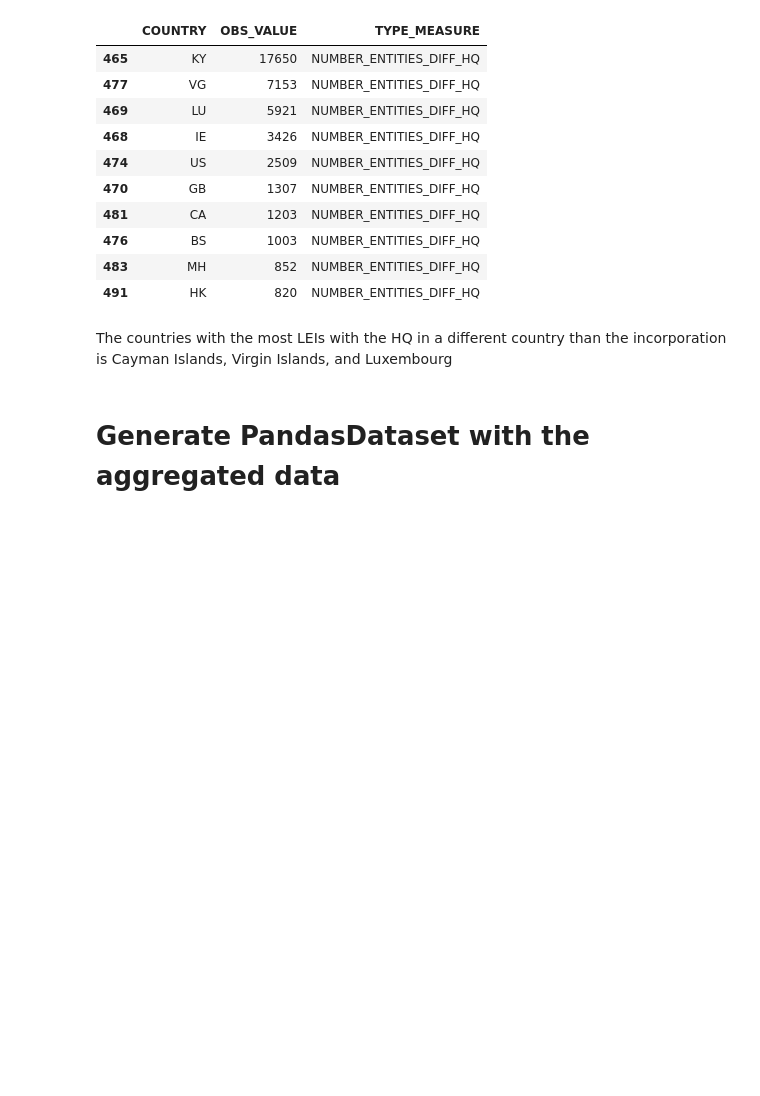
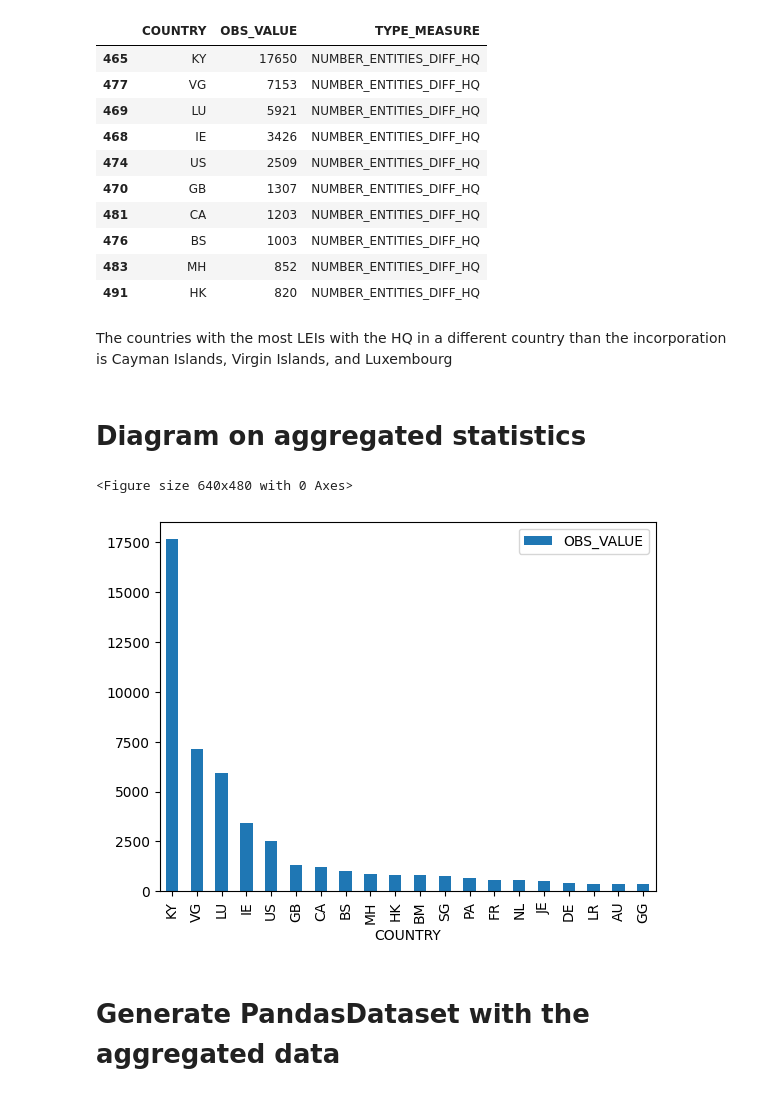
Before and after one commit to Meaningful-Data/intro_pysdmx_webinar, a Jupyter notebook: webinarDataProducersNoText.ipynb, the cells around one changed output. Cells and saved outputs as stored; diff of their text form; code cells hidden in the pictures; blank space fills up the shorter version.

Commit message:
Updated with graph

```diff
--- a/webinarDataProducersNoText.ipynb
+++ b/webinarDataProducersNoText.ipynb
@@ -212,6 +212,20 @@ display(df.sort_values(by='OBS_VALUE', ascending=False).head(10))
 # %% [markdown]
 The countries with the most LEIs with the HQ in a different country
 than the incorporation is Cayman Islands, Virgin Islands, and Luxembourg
+# %% [markdown]
+# Diagram on aggregated statistics
+# %%
+import matplotlib.pyplot as plt
+
+df = data[data['TYPE_MEASURE'] == 'NUMBER_ENTITIES_DIFF_HQ']
+df = df.astype({'OBS_VALUE': int})
+
+plt.figure()
+df.nlargest(columns='OBS_VALUE', n=20).plot(x='COUNTRY', y='OBS_VALUE', kind='bar')
+plt.show()
+# %% [output]
+<Figure size 640x480 with 0 Axes>
+[figure, added]
 # %% [markdown]
 # Generate PandasDataset with the aggregated data
 # %%
```
Also changed, not shown: parts of 2 cells of this notebook, 2 other files.
